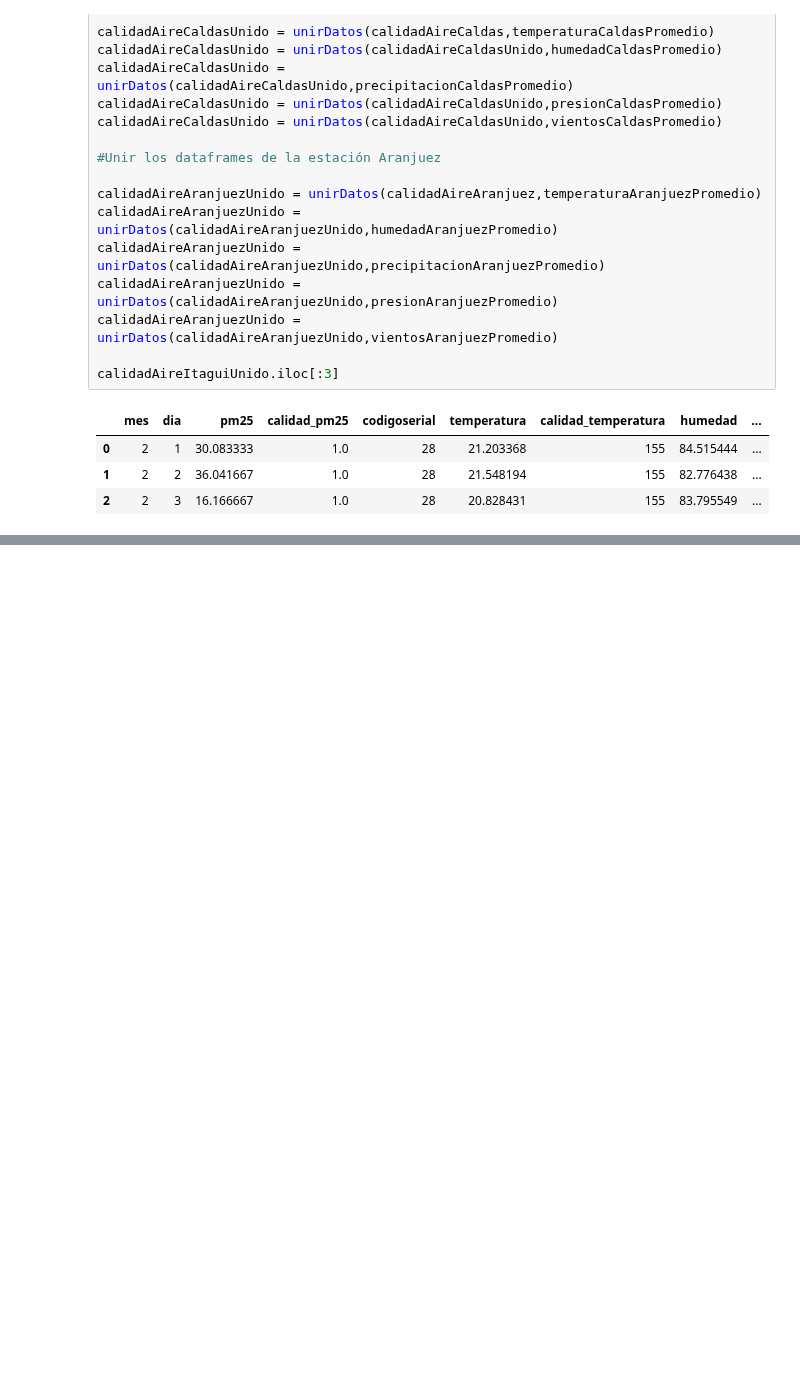
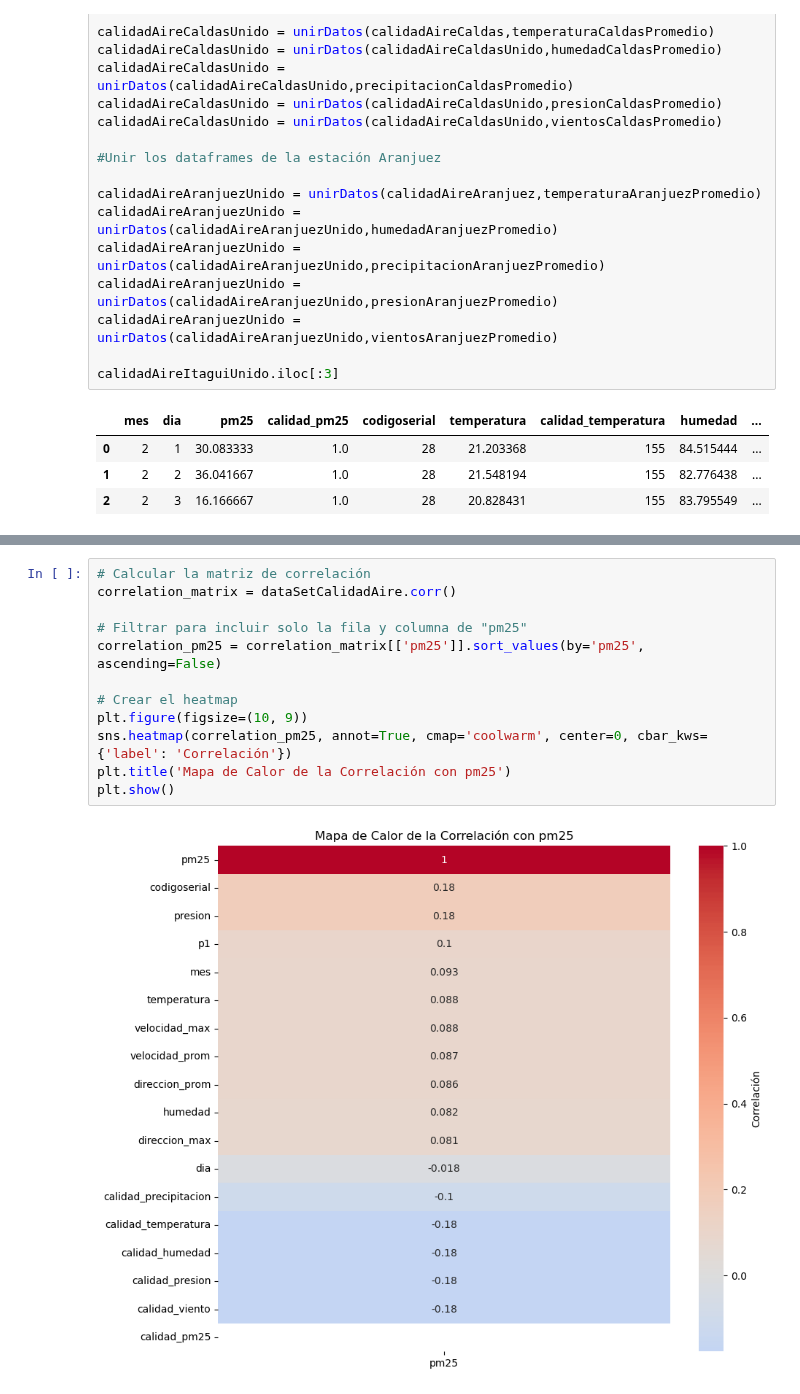
Before and after one commit to kennethLeonel/Monografia-calidad-del-aire-valle-de-aburra, a Jupyter notebook: Proyecto_dataset.ipynb, the cells around one changed output, grey strips where cells are left out. Cells and saved outputs as stored; diff of their text form; blank space fills up the shorter version.

```diff
--- a/Proyecto_dataset.ipynb
+++ b/Proyecto_dataset.ipynb
@@ -340,0 +355,14 @@ dataSetCalidadAire.iloc[40:]
+# %%
+# Calcular la matriz de correlación
+correlation_matrix = dataSetCalidadAire.corr()
+
+# Filtrar para incluir solo la fila y columna de "pm25"
+correlation_pm25 = correlation_matrix[['pm25']].sort_values(by='pm25', ascending=False)
+
+# Crear el heatmap
+plt.figure(figsize=(10, 9))
+sns.heatmap(correlation_pm25, annot=True, cmap='coolwarm', center=0, cbar_kws={'label': 'Correlación'})
+plt.title('Mapa de Calor de la Correlación con pm25')
+plt.show()
+# %% [output]
+[figure, added]
```
Also changed, not shown: parts of 6 cells of this notebook.
